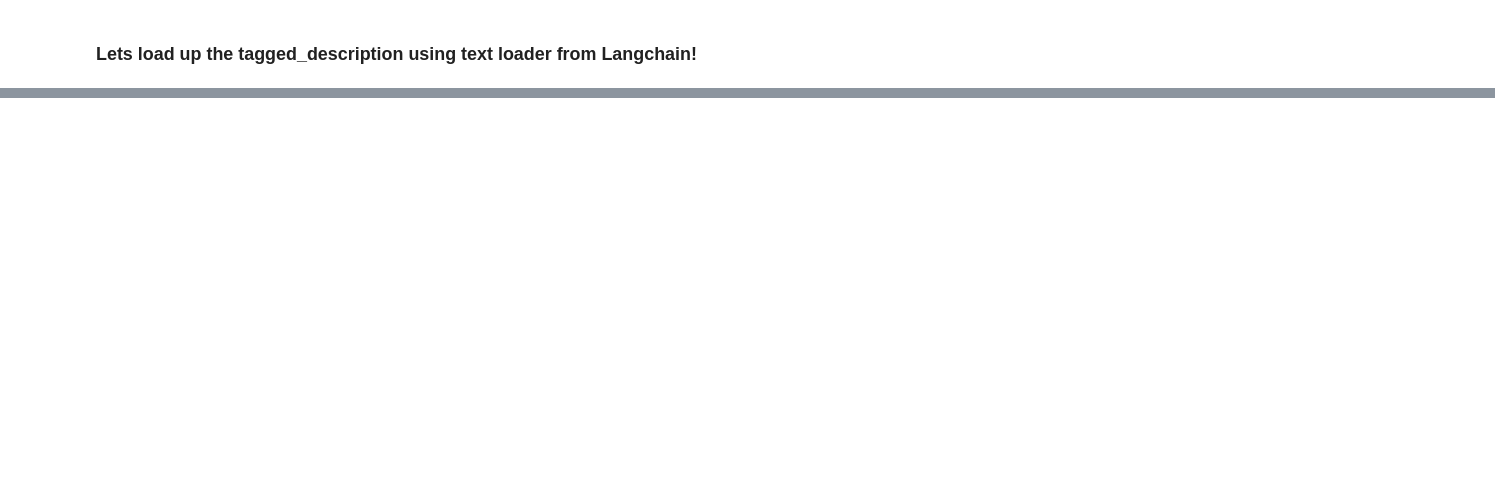
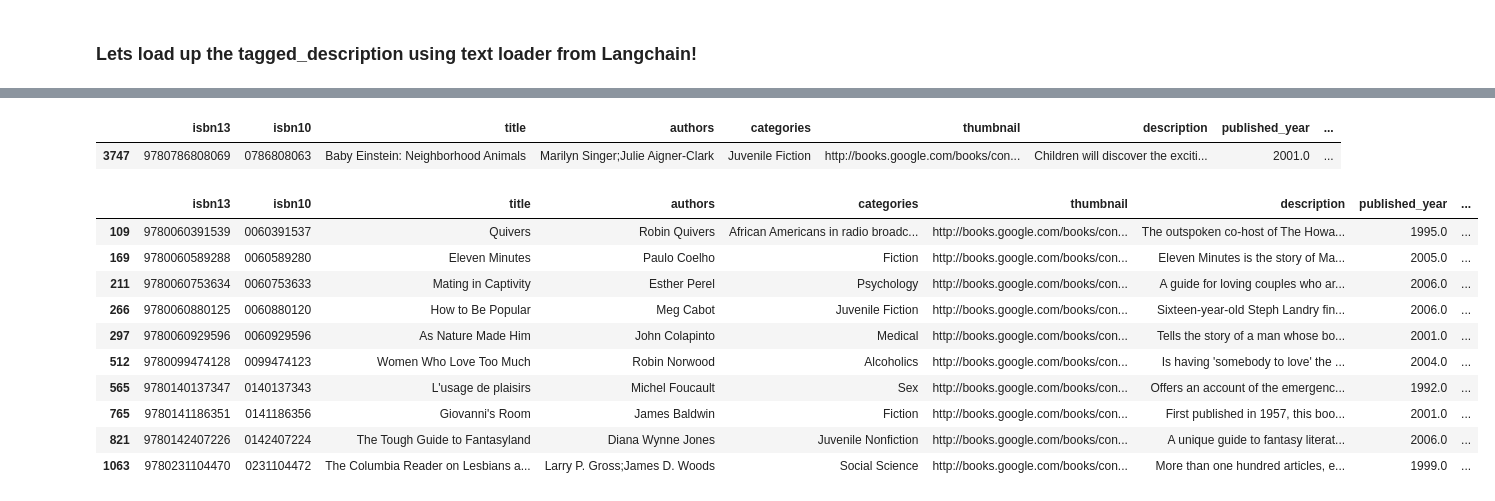
Before and after one commit to ChicIceCream/Book-Recommender, a Jupyter notebook: vector-search.ipynb, the cells around one changed output, grey strips where cells are left out. Cells and saved outputs as stored; diff of their text form; code cells hidden in the pictures; blank space fills up the shorter version.

```diff
--- a/vector-search.ipynb
+++ b/vector-search.ipynb
@@ -47,3 +96,6 @@ db_books = Chroma.from_documents(
     documents,
     embedding=GoogleGenerativeAIEmbeddings(model="models/embedding-001", google_api_key="AIzaSyCCj_8HHeEXic4AgTCRMm4ELNIndN6MlK8")
 )
+# %%
+query = "A book to teach children about nature"
+docs = db_books.similarity_search(query, k=10)
@@ -49,0 +115,32 @@ db_books = Chroma.from_documents(
+# %%
+books[books["isbn13"] == int(docs[0].page_content.split()[0].strip())]
+# %% [output]
+|  | isbn13 | isbn10 | title | authors | categories | thumbnail | description | published_year | ... |
+| 3747 | 9780786808069 | 0786808063 | Baby Einstein: Neighborhood Animals | Marilyn Singer;Julie Aigner-Clark | Juvenile Fiction | http://books.google.com/books/con... | Children will discover the exciti... | 2001.0 | ... |
+# %%
+def retrieve_semantic_recomendation(
+    query: str,
+    top_k: int = 10,
+) -> pd.DataFrame:
+    recs = db_books.similarity_search(query, k=50)
+
+    books_list = []
+
+    for i in range(0, len(recs)):
+        books_list += [int(recs[i].page_content.strip('"').split()[0])]
+
+    return books[books["isbn13"].isin(books_list)].head(top_k)
+# %%
+retrieve_semantic_recomendation("A book to to learn about sexual education")
+# %% [output]
+|  | isbn13 | isbn10 | title | authors | categories | thumbnail | description | published_year | ... |
+| 109 | 9780060391539 | 0060391537 | Quivers | Robin Quivers | African Americans in radio broadc... | http://books.google.com/books/con... | The outspoken co-host of The Howa... | 1995.0 | ... |
+| 169 | 9780060589288 | 0060589280 | Eleven Minutes | Paulo Coelho | Fiction | http://books.google.com/books/con... | Eleven Minutes is the story of Ma... | 2005.0 | ... |
+| 211 | 9780060753634 | 0060753633 | Mating in Captivity | Esther Perel | Psychology | http://books.google.com/books/con... | A guide for loving couples who ar... | 2006.0 | ... |
+| 266 | 9780060880125 | 0060880120 | How to Be Popular | Meg Cabot | Juvenile Fiction | http://books.google.com/books/con... | Sixteen-year-old Steph Landry fin... | 2006.0 | ... |
+| 297 | 9780060929596 | 0060929596 | As Nature Made Him | John Colapinto | Medical | http://books.google.com/books/con... | Tells the story of a man whose bo... | 2001.0 | ... |
+| 512 | 9780099474128 | 0099474123 | Women Who Love Too Much | Robin Norwood | Alcoholics | http://books.google.com/books/con... | Is having 'somebody to love' the ... | 2004.0 | ... |
+| 565 | 9780140137347 | 0140137343 | L'usage de plaisirs | Michel Foucault | Sex | http://books.google.com/books/con... | Offers an account of the emergenc... | 1992.0 | ... |
+| 765 | 9780141186351 | 0141186356 | Giovanni's Room | James Baldwin | Fiction | http://books.google.com/books/con... | First published in 1957, this boo... | 2001.0 | ... |
+| 821 | 9780142407226 | 0142407224 | The Tough Guide to Fantasyland | Diana Wynne Jones | Juvenile Nonfiction | http://books.google.com/books/con... | A unique guide to fantasy literat... | 2006.0 | ... |
+| 1063 | 9780231104470 | 0231104472 | The Columbia Reader on Lesbians a... | Larry P. Gross;James D. Woods | Social Science | http://books.google.com/books/con... | More than one hundred articles, e... | 1999.0 | ... |
```
Also changed, not shown: parts of 6 cells of this notebook.
